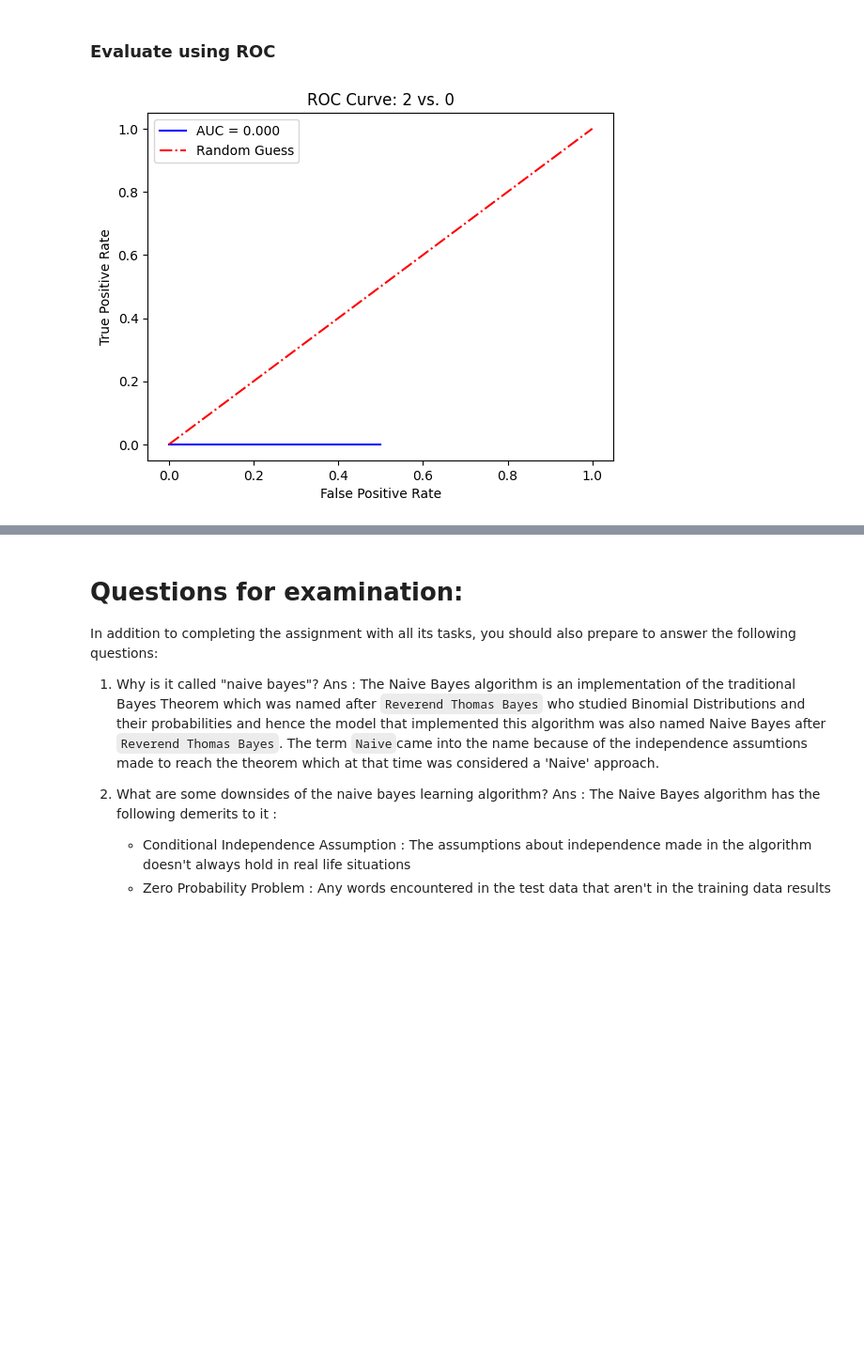
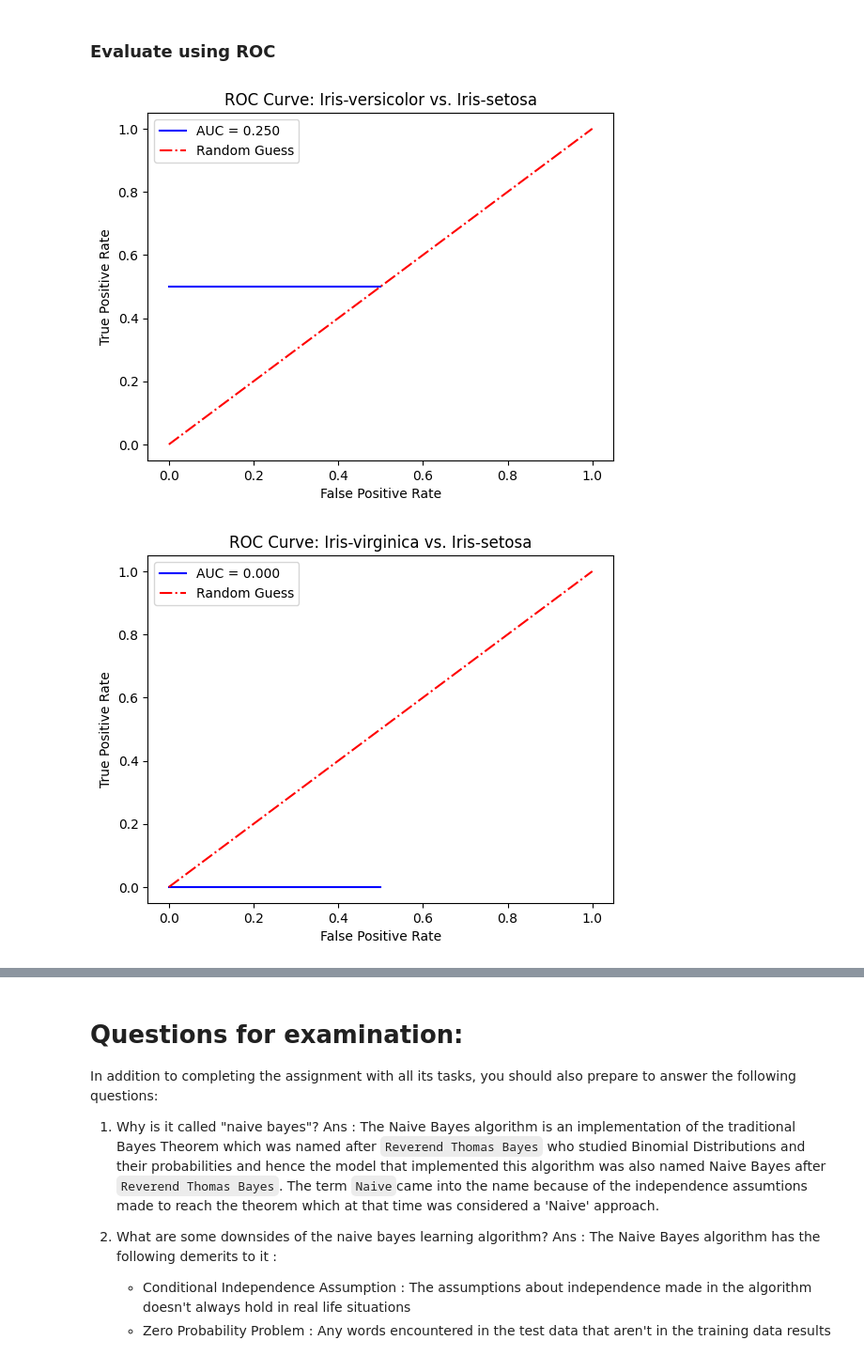
Before and after one commit to punnoose-1620/naive-bayes-assignment, a Jupyter notebook: ML-Assignment 1 - Punnoose Kozhuppakalam Thomas, Roshna Roy.ipynb, the cells around one changed output, grey strips where cells are left out. Shown at 94% size. Drawn from its saved outputs; the diff is of its cells as text; code cells hidden in the pictures; blank space fills up the shorter version.

Commit message:
Updated to 3 different graphs

```diff
--- a/ML-Assignment 1 - Punnoose Kozhuppakalam Thomas, Roshna Roy.ipynb
+++ b/ML-Assignment 1 - Punnoose Kozhuppakalam Thomas, Roshna Roy.ipynb
@@ -488,2 +505,34 @@ for test_sample in test_data:
+# %%
+filtered_data_setVsVer = data[data[:, -1] != 2]
+filtered_data_setVsVir = data[data[:, -1] != 1]
+filtered_data_verVsVir = data[data[:, -1] != 0]
+# print(f"Filtered Data : {filtered_data}")
+prediction_class_setVsVer =['0', '1']
+prediction_class_setVsVir =['0', '2']
+prediction_class_verVsVir =['1', '2']
+
+# print(f"Train Features : {train_features}\nTrain Labels : {train_labels}")
+feature_stats_setVsVer = calculate_feature_statistics(train_features_setVsVer, train_labels_setVsVer)
+feature_stats_setVsVir = calculate_feature_statistics(train_features_setVsVir, train_labels_setVsVir)
+feature_stats_verVsVir = calculate_feature_statistics(train_features_verVsVir, train_labels_verVsVir)
+
+for test_sample in test_data_setVsVer:
+    probabilities = naive_bayes_prediction(feature_stats_setVsVer, test_sample[:-1])
+    predicted_class = probabilities_to_prediction(probabilities)
+    predictions_setVsVer.append(predicted_class)
+    true_labels_setVsVer.append(test_sample[-1])
+    # print(f"True Labels : {true_labels}")
+
+for test_sample in test_data_setVsVir:
+    probabilities = naive_bayes_prediction(feature_stats_setVsVir, test_sample[:-1])
+    predicted_class = probabilities_to_prediction(probabilities)
+    predictions_setVsVir.append(predicted_class)
+    true_labels_setVsVir.append(test_sample[-1])
+
+for test_sample in test_data_verVsVir:
+    probabilities = naive_bayes_prediction(feature_stats_verVsVir, test_sample[:-1])
+    predicted_class = probabilities_to_prediction(probabilities)
+    predictions_verVsVir.append(predicted_class)
+    true_labels_verVsVir.append(test_sample[-1])
 # %% [markdown]
 ### Calculate accuracy
@@ -502,6 +572,18 @@ data = filtered_data[:, :-1]
+# %%
+target_setVsVer = filtered_data_setVsVer[:, -1]
+data_setVsVer = filtered_data_setVsVer[:, :-1]
+
+target_setVsVir = filtered_data_setVsVir[:, -1]
+data_setVsVir = filtered_data_setVsVir[:, :-1]
+
+target_verVsVir = filtered_data_verVsVir[:, -1]
+data_verVsVir = filtered_data_verVsVir[:, :-1]
 # %% [markdown]
 ### Evaluate using ROC
-# %%
-cross_validation(data, target, folds=10, threshold_stepsize=0.1)
-# %% [output]
-[figure, removed]
+# %%
+cross_validation(data_setVsVer, target_setVsVer, folds=10, threshold_stepsize=0.1)
+cross_validation(data_setVsVir, target_setVsVir, folds=10, threshold_stepsize=0.1)
+cross_validation(data_verVsVir, target_verVsVir, folds=10, threshold_stepsize=0.1)
+# %% [output]
+[figure, added]
+[figure, added]
```
Also changed, not shown: parts of 19 cells of this notebook.
